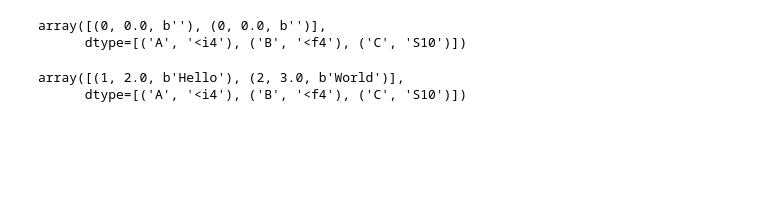
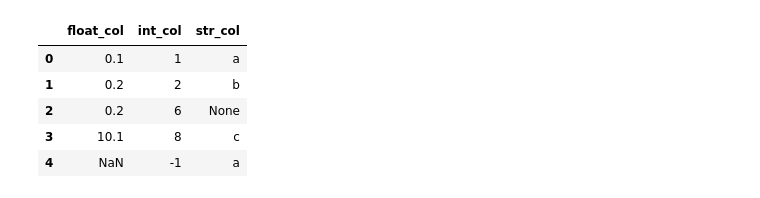
Before and after one commit to faameem/machine-learning, a Jupyter notebook: machine-learning-mastery/machine-learning-mastery-with-python-mini-course/02-get-around-in-python-numpy-matplotlib-and-pandas/pandas/pandas-official-tutorials-scratchpad.ipynb, the cells around one changed output. Cells and saved outputs as stored; diff of their text form; code cells hidden in the pictures; blank space fills up the shorter version.

```diff
--- a/machine-learning-mastery/machine-learning-mastery-with-python-mini-course/02-get-around-in-python-numpy-matplotlib-and-pandas/pandas/pandas-official-tutorials-scratchpad.ipynb
+++ b/machine-learning-mastery/machine-learning-mastery-with-python-mini-course/02-get-around-in-python-numpy-matplotlib-and-pandas/pandas/pandas-official-tutorials-scratchpad.ipynb
@@ -106,12 +3,0 @@ dtype: float64
-# %%
-data = numpy.zeros((2,), dtype=[('A', 'i4'),('B', 'f4'),('C', 'a10')])
-data
-# %% [output]
-array([(0, 0.0, b''), (0, 0.0, b'')],
-      dtype=[('A', '<i4'), ('B', '<f4'), ('C', 'S10')])
-# %%
-data[:] = [(1,2.,'Hello'), (2,3.,"World")]
-data
-# %% [output]
-array([(1, 2.0, b'Hello'), (2, 3.0, b'World')],
-      dtype=[('A', '<i4'), ('B', '<f4'), ('C', 'S10')])
@@ -117,0 +6,10 @@ array([(1, 2.0, b'Hello'), (2, 3.0, b'World')],
+# %%
+df = DataFrame({'int_col' : [1,2,6,8,-1], 'float_col' : [0.1, 0.2,0.2,10.1,None], 'str_col' : ['a','b',None,'c','a']})
+df
+# %% [output]
+|  | float_col | int_col | str_col |
+| 0 | 0.1 | 1 | a |
+| 1 | 0.2 | 2 | b |
+| 2 | 0.2 | 6 | None |
+| 3 | 10.1 | 8 | c |
+| 4 | NaN | -1 | a |
```
Also changed, not shown: parts of 17 cells of this notebook, 1 other file.
